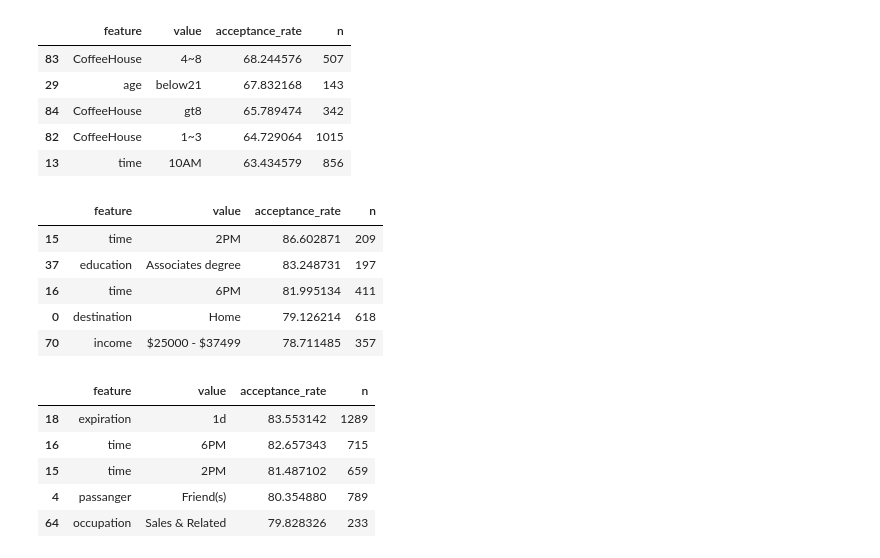
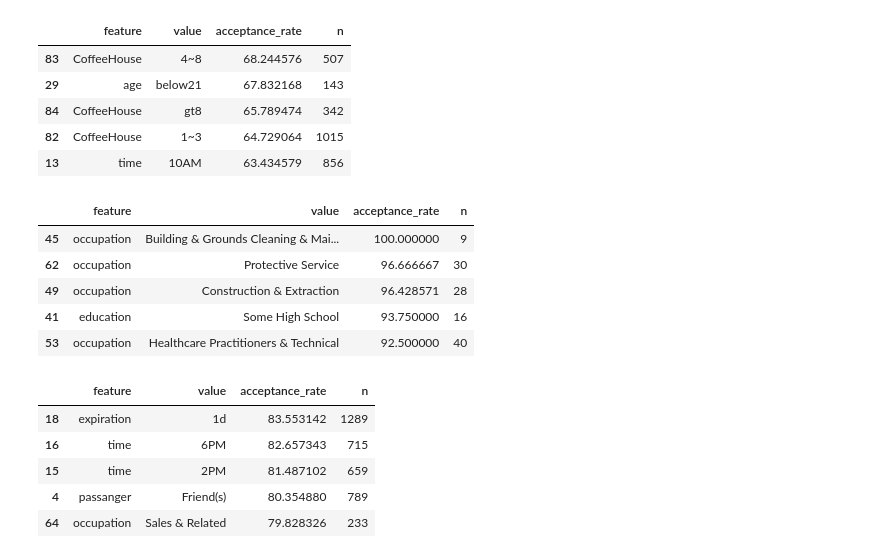
Before and after one commit to felipemaier/Berkeley-ML-AI-Cert, a Jupyter notebook: Assignment 5.1: Will the Customer Accept the Coupon/prompt.ipynb, the cells around one changed output. Saved outputs shown, nothing was run; the diff lists cells and outputs as text; code cells hidden in the pictures.

```diff
--- a/Assignment 5.1: Will the Customer Accept the Coupon/prompt.ipynb
+++ b/Assignment 5.1: Will the Customer Accept the Coupon/prompt.ipynb
@@ -300,25 +300,25 @@ coffee_df[coffee_df['n'] >= threshold].head(5)
 # %%
 # Analyze acceptance rate per coupon type, type "Carry out & Take away"
 target = 'Carry out & Take away'
 sub = cleaned_data[cleaned_data['coupon'] == target]
 features = [c for c in sub.columns if c not in {'Y', 'coupon'}]
 threshold = 100 # Avoid tiny cohorts that can with large acceptance rates.
 
 rows = []
 for feature in features:
     acceptance_rate = sub.groupby(feature)['Y'].agg(['mean', 'count'])
     for value, row in acceptance_rate.iterrows():
         rows.append({'feature': feature, 'value': value, 'acceptance_rate': row['mean'] * 100, 'n': int(row['count'])})
 
 carry_out_coupons_dataframe = pd.DataFrame(rows).sort_values('acceptance_rate', ascending=False)
-carry_out_coupons_dataframe[carry_out_coupons_dataframe['n'] >= threshold].head(5)
+carry_out_coupons_dataframe.head(5)
 # %% [output]
 |  | feature | value | acceptance_rate | n |
-| 15 | time | 2PM | 86.602871 | 209 |
-| 37 | education | Associates degree | 83.248731 | 197 |
-| 16 | time | 6PM | 81.995134 | 411 |
-| 0 | destination | Home | 79.126214 | 618 |
-| 70 | income | $25000 - $37499 | 78.711485 | 357 |
+| 45 | occupation | Building & Grounds Cleaning & Mai... | 100.000000 | 9 |
+| 62 | occupation | Protective Service | 96.666667 | 30 |
+| 49 | occupation | Construction & Extraction | 96.428571 | 28 |
+| 41 | education | Some High School | 93.750000 | 16 |
+| 53 | occupation | Healthcare Practitioners & Technical | 92.500000 | 40 |
 # %%
 # Analyze acceptance rate per coupon type, type "Restaurant(<20)"
 target = 'Restaurant(<20)'
```
Also changed, not shown: parts of 2 cells of this notebook.
